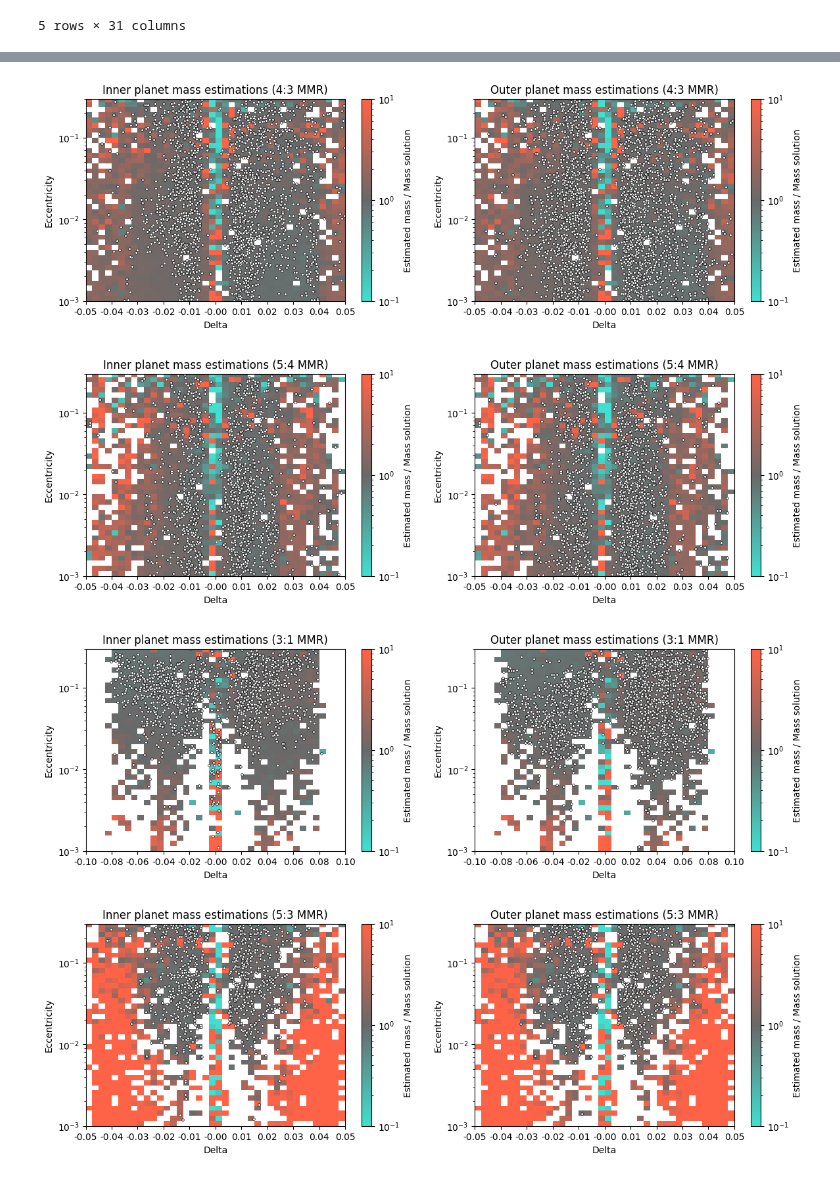
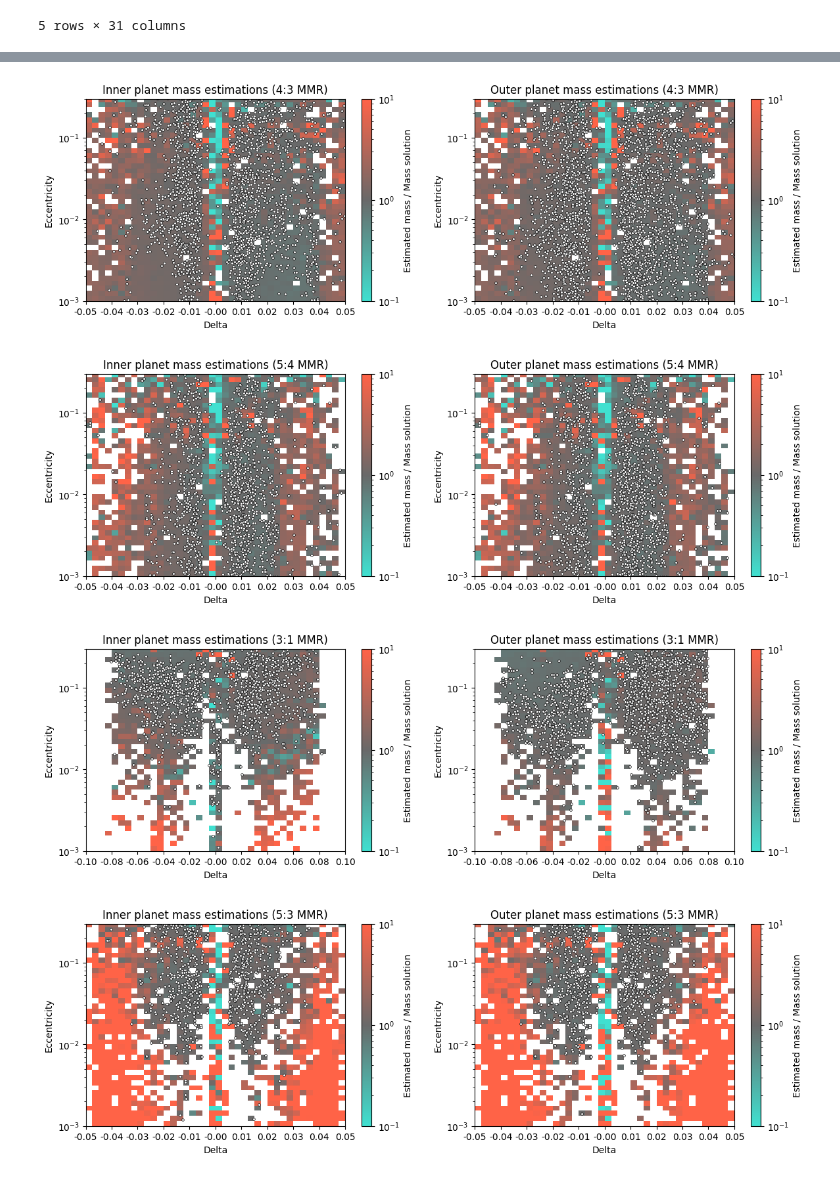
Before and after one commit to chatdanai-s/NATSUME, a Jupyter notebook: validation/Regime_check/compare_allOrder.ipynb, the cells around one changed output, grey strips where cells are left out. Saved outputs shown, nothing was run; the diff lists cells and outputs as text; code cells hidden in the pictures.

```diff
--- a/validation/Regime_check/compare_allOrder.ipynb
+++ b/validation/Regime_check/compare_allOrder.ipynb
@@ -110,7 +110,8 @@ def PlotValidity(mmr):
     # Digitize points into bins (i.e. map Delta = 0 to bin 50/100)
     xi = np.digitize(Delta, xbins) - 1
     yi = np.digitize(e1, ybins) - 1
-    Z1 = Z2 = np.full((len(ybins)-1, len(xbins)-1), np.nan) # Initialize array for medians
+    Z1 = np.full((len(ybins)-1, len(xbins)-1), np.nan)
+    Z2 = np.full((len(ybins)-1, len(xbins)-1), np.nan) # Initialize array for medians
 
     # Compute median in each bin
     for i in range(len(xbins)-1):
@@ -153,4 +154,4 @@ for mmr in mmr_list:
-[figure, old version]
+[figure, new version]
 [figure]
-[figure, old version]
+[figure, new version]
-[figure, old version]
+[figure, new version]
```
Also changed, not shown: parts of 2 cells of this notebook, 13 other files.
